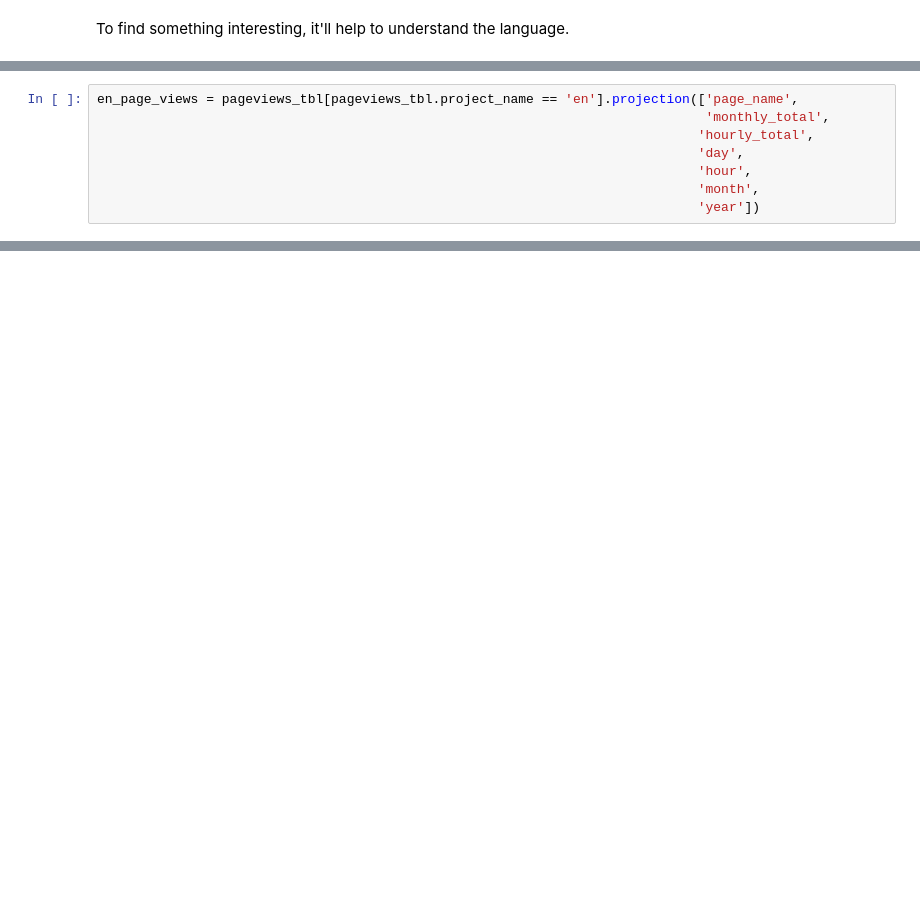
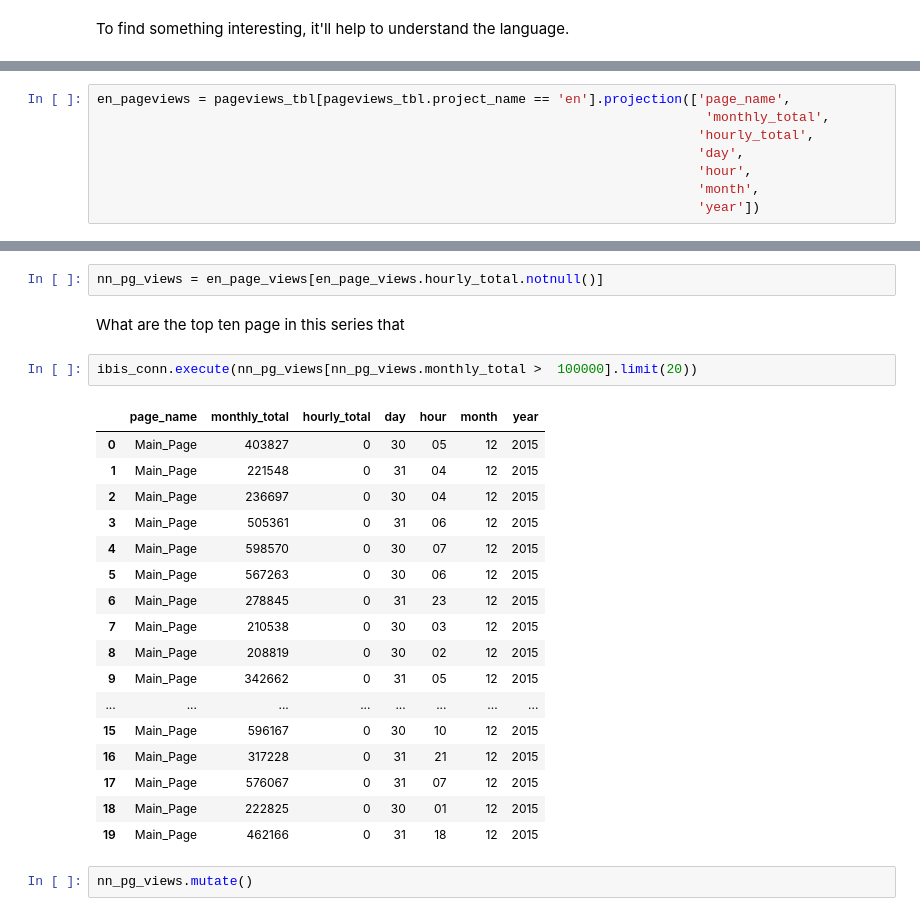
Before and after one commit to hougs/py-hadoop-tutorial, a Jupyter notebook: Data Exploration-Learning the Ibis API.ipynb, the cells around one changed output, grey strips where cells are left out. Saved outputs shown, nothing was run; the diff lists cells and outputs as text; blank space fills up the shorter version.

Commit message:
Hilariously, the hourly data is all zero, and your would think that the monthly total is an accumulating window by hour -- but it is not. The is not strictly increasing. Data is terrible.

```diff
--- a/Data Exploration-Learning the Ibis API.ipynb
+++ b/Data Exploration-Learning the Ibis API.ipynb
@@ -105,5 +109,5 @@ pageviews_tbl[pageviews_tbl.project_name == 'en'].limit(10)
 # %%
-en_page_views = pageviews_tbl[pageviews_tbl.project_name == 'en'].projection(['page_name',
+en_pageviews = pageviews_tbl[pageviews_tbl.project_name == 'en'].projection(['page_name',
                                                                               'monthly_total',
                                                                              'hourly_total',
                                                                              'day',
@@ -114,0 +160,26 @@ en_page_views.limit(10)
+# %%
+nn_pg_views = en_page_views[en_page_views.hourly_total.notnull()]
+# %% [markdown]
+What are the top ten page in this series that
+# %%
+ibis_conn.execute(nn_pg_views[nn_pg_views.monthly_total >  100000].limit(20))
+# %% [output]
+|  | page_name | monthly_total | hourly_total | day | hour | month | year |
+| 0 | Main_Page | 403827 | 0 | 30 | 05 | 12 | 2015 |
+| 1 | Main_Page | 221548 | 0 | 31 | 04 | 12 | 2015 |
+| 2 | Main_Page | 236697 | 0 | 30 | 04 | 12 | 2015 |
+| 3 | Main_Page | 505361 | 0 | 31 | 06 | 12 | 2015 |
+| 4 | Main_Page | 598570 | 0 | 30 | 07 | 12 | 2015 |
+| 5 | Main_Page | 567263 | 0 | 30 | 06 | 12 | 2015 |
+| 6 | Main_Page | 278845 | 0 | 31 | 23 | 12 | 2015 |
+| 7 | Main_Page | 210538 | 0 | 30 | 03 | 12 | 2015 |
+| 8 | Main_Page | 208819 | 0 | 30 | 02 | 12 | 2015 |
+| 9 | Main_Page | 342662 | 0 | 31 | 05 | 12 | 2015 |
+| ... | ... | ... | ... | ... | ... | ... | ... |
+| 15 | Main_Page | 596167 | 0 | 30 | 10 | 12 | 2015 |
+| 16 | Main_Page | 317228 | 0 | 31 | 21 | 12 | 2015 |
+| 17 | Main_Page | 576067 | 0 | 31 | 07 | 12 | 2015 |
+| 18 | Main_Page | 222825 | 0 | 30 | 01 | 12 | 2015 |
+| 19 | Main_Page | 462166 | 0 | 31 | 18 | 12 | 2015 |
+# %%
+nn_pg_views.mutate()
```
Also changed, not shown: parts of 17 cells of this notebook.
